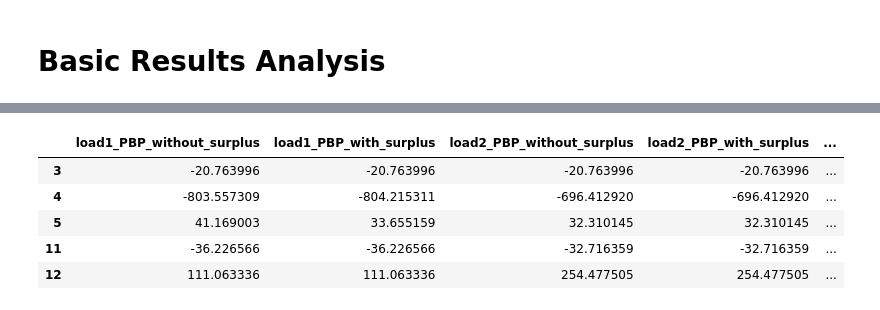
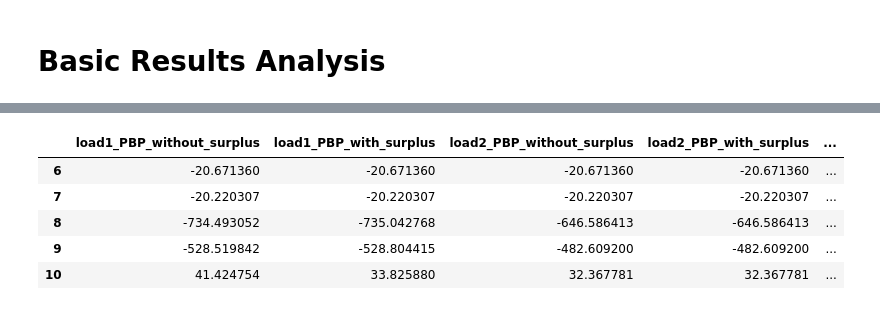
Before and after one commit to alexnathanson/TEA_AggregatedOffGridPVPowerStations, a Jupyter notebook: model_v5-2.ipynb, the cells around one changed output, grey strips where cells are left out. Saved outputs shown, nothing was run; the diff lists cells and outputs as text; code cells hidden in the pictures.

```diff
--- a/model_v5-2.ipynb
+++ b/model_v5-2.ipynb
@@ -538,7 +538,7 @@ plt.ylabel('Array Power [WDC]');
 [figure]
 # %%
 # this function gets yield data for a range of things
-def getYieldData(tilt=tilt, gamma_pdc=gamma_pdc, maxPV=pvMaxW, pvInc=50, azimuths=(110, 180, 250)):
+def getYieldData(tilt=tilt, gamma_pdc=gamma_pdc, maxPV=pvMaxW, pvInc=50, azimuths=(90,110, 180, 270, 250)):
     """
     Get hourly and daily PV yields for all possible array sizes being modeled,
     at each of the given azimuths.
@@ -1100,11 +1328,11 @@ def event_window_max(hourly_W, window_start_hour, window_length_hours=4,
 # %% [markdown]
 ## Plots to check energy analysis is working as expected
 # %%
-pvW = 600
-#hourly_array_power_yield_test=yieldData[str(180)][str(pvW)]['hourly']['yieldAC']
-hourly_array_power_yield_test = np.asarray([0] * 365 * 24)
+pvW = 300
+hourly_array_power_yield_test=yieldData[str(180)][str(pvW)]['hourly']['yieldAC']
+#hourly_array_power_yield_test = np.asarray([0] * 365 * 24)
 
-batWh = 2073
+batWh = 1000
 #loadWACnominal = 1000
 #loadWAC = build_seasonal_load_array(loadWACnominal, seasonal=False, n_hours=len(hourly_array_power_yield_test))
 loadWAC=loads["loadOneW"]
@@ -1113,7 +1341,7 @@ iE = .9
 y = 0
 plugin = False
 
-drWindowStartHour = 16
+drWindowStartHour = 14
 
 window_start = '2025-04-15'
 window_end = '2025-5-15'
@@ -2781,25 +3114,42 @@ OGresultsNPV.head()
 # %%
 #Plot PBP
 
+# OGresultsPBP = pd.DataFrame()
+# for c in pCols:
+#     # Expand dict into columns
+#     expanded = og_results_df[c].apply(pd.Series)
+#     #expanded = expanded.rename(columns={'gridValueEvents': f'{c}_gridValueEvents','gridValueDRSeason': f'{c}_gridValueDRSeason','gridValueAnnual': f'{c}_gridValueAnnual'})
+#     expanded = expanded.rename(columns={'without_surplus': f'{c}_without_surplus','with_surplus': f'{c}_with_surplus'})
+#     #print(expanded)
+
+#     # Merge with original
+#     #resultsPBP = pd.concat([resultsPBP, expanded.drop(columns=['gridDrawkWhDC'])], axis=1)
+#     OGresultsPBP = pd.concat([OGresultsPBP, expanded], axis=1)
+
+# # if PBP is negative, its never reached
+# OGresultsPBP.head()
+
+# OGresultsNPV.head()
 OGresultsPBP = pd.DataFrame()
 for c in pCols:
-    # Expand dict into columns
-    expanded = og_results_df[c].apply(pd.Series)
-    #expanded = expanded.rename(columns={'gridValueEvents': f'{c}_gridValueEvents','gridValueDRSeason': f'{c}_gridValueDRSeason','gridValueAnnual': f'{c}_gridValueAnnual'})
-    expanded = expanded.rename(columns={'without_surplus': f'{c}_without_surplus','with_surplus': f'{c}_with_surplus'})
-    #print(expanded)
+    # pull the capexMultiplier=0.0 entry from every row, then expand into without_surplus/with_surplus columns
+    expanded = og_results_df[f'{c}_capexSensitivity'].apply(
+        lambda d: d.get(0.0, {}) if isinstance(d, dict) else {}
+    ).apply(pd.Series)
 
-    # Merge with original
-    #resultsPBP = pd.concat([resultsPBP, expanded.drop(columns=['gridDrawkWhDC'])], axis=1)
+    expanded = expanded.rename(columns={
+        'without_surplus': f'{c}_without_surplus',
+        'with_surplus': f'{c}_with_surplus',
+    })
+
     OGresultsPBP = pd.concat([OGresultsPBP, expanded], axis=1)
 
-# if PBP is negative, its never reached
 OGresultsPBP.head()
 # %% [output]
 |  | load1_PBP_without_surplus | load1_PBP_with_surplus | load2_PBP_without_surplus | load2_PBP_with_surplus | ... |
-| 3 | -20.763996 | -20.763996 | -20.763996 | -20.763996 | ... |
-| 4 | -803.557309 | -804.215311 | -696.412920 | -696.412920 | ... |
-| 5 | 41.169003 | 33.655159 | 32.310145 | 32.310145 | ... |
-| 11 | -36.226566 | -36.226566 | -32.716359 | -32.716359 | ... |
-| 12 | 111.063336 | 111.063336 | 254.477505 | 254.477505 | ... |
+| 6 | -20.671360 | -20.671360 | -20.671360 | -20.671360 | ... |
+| 7 | -20.220307 | -20.220307 | -20.220307 | -20.220307 | ... |
+| 8 | -734.493052 | -735.042768 | -646.586413 | -646.586413 | ... |
+| 9 | -528.519842 | -528.804415 | -482.609200 | -482.609200 | ... |
+| 10 | 41.424754 | 33.825880 | 32.367781 | 32.367781 | ... |
 # %%
```
Also changed, not shown: parts of 36 cells of this notebook, 28 other files.
